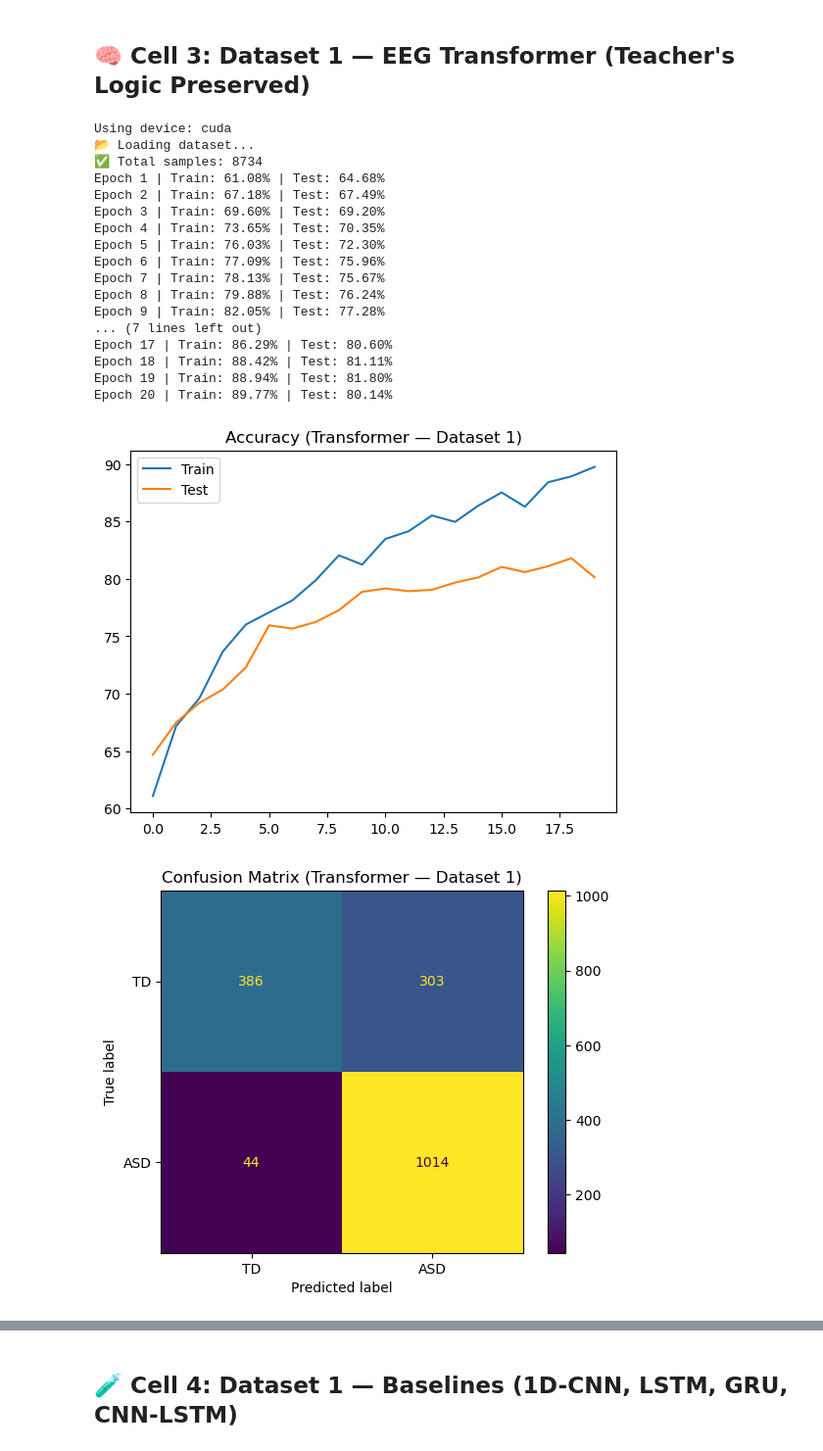
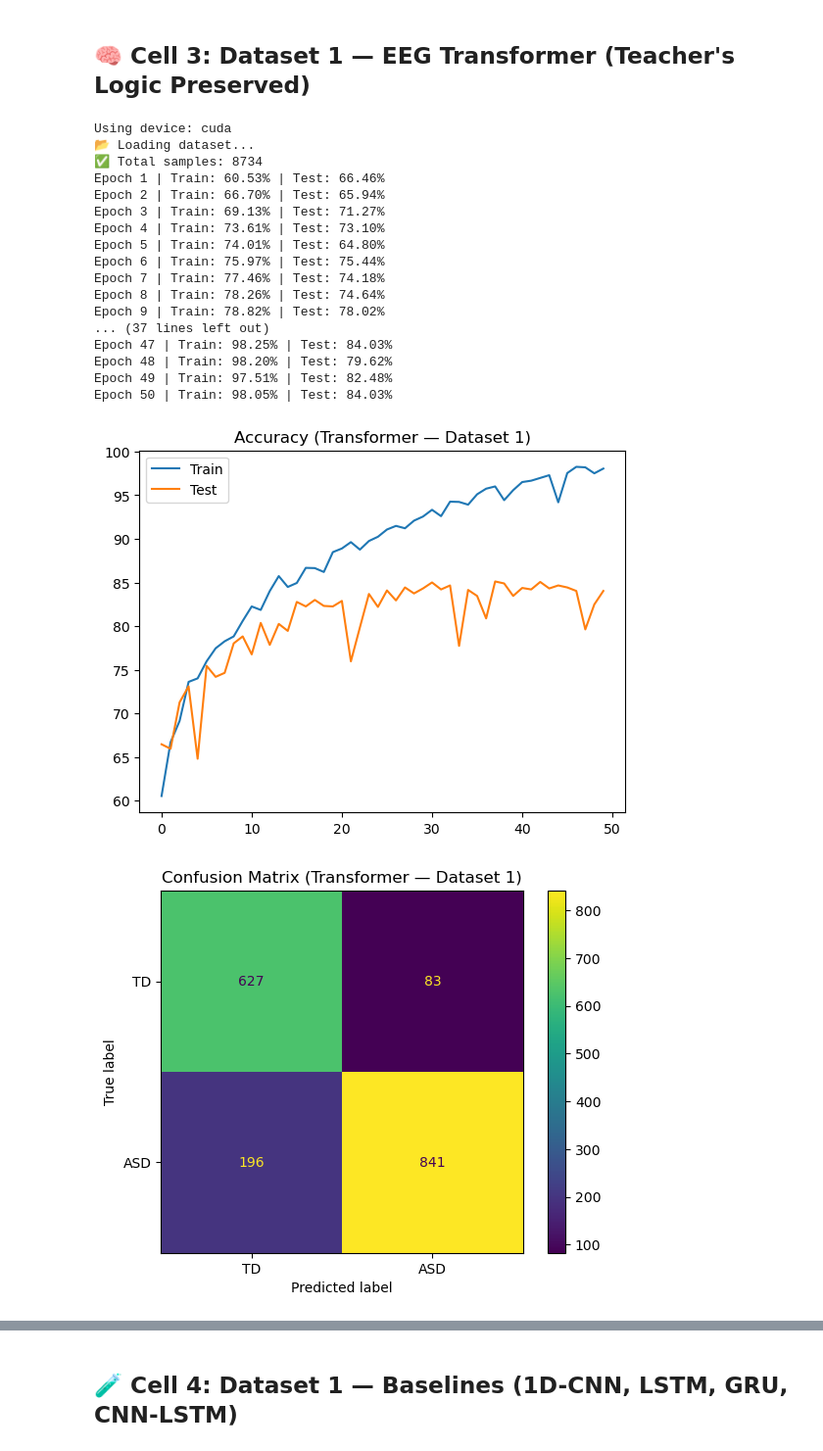
Before and after one commit to electromist/asd-eeg-delcon-2026, a Jupyter notebook: asd_vs_td(eeg)_ablation_study.ipynb, the cells around one changed output, grey strips where cells are left out. Shown at 98% size. Drawn from its saved outputs; the diff is of its cells as text; code cells hidden in the pictures.

Commit message:
50 epochs version

```diff
--- a/asd_vs_td(eeg)_ablation_study.ipynb
+++ b/asd_vs_td(eeg)_ablation_study.ipynb
@@ -83,7 +81,7 @@ except ImportError:
         print(f"⚠️  Dataset 1 not found, defaulting to: {root_dir}")
 
 # ── Global Hyperparameters (fixed for fair comparison) ──
-EPOCHS = 20
+EPOCHS = 50
 BATCH_SIZE = 128
 LR = 1e-4
 D_MODEL = 64
@@ -133,7 +131,7 @@ try:
 except NameError:
     _device = torch.device("cuda" if torch.cuda.is_available() else "cpu")
     _root_dir = "/content/drive/MyDrive/AUTISM_2026/dataset"
-    _epochs = 20
+    _epochs = 50
     _batch_size = 32
     _lr = 1e-4
 
@@ -406,7 +404,7 @@ try:
 except NameError:
     _device = torch.device("cuda" if torch.cuda.is_available() else "cpu")
     _root_dir = "/content/drive/MyDrive/AUTISM_2026/dataset"
-    _epochs = 20
+    _epochs = 50
     _batch_size = 32
     _lr = 1e-4
 
@@ -544,46 +542,46 @@ for epoch in range(_epochs):
 # ==============================
 # 📊 PLOTS
 # ==============================
 plt.plot(train_acc_list, label="Train")
 plt.plot(test_acc_list, label="Test")
 plt.legend()
 plt.title("Accuracy (Transformer — Dataset 1)")
 plt.show()
 
 cm = confusion_matrix(all_labels, all_preds)
 ConfusionMatrixDisplay(cm, display_labels=["TD", "ASD"]).plot()
 plt.title("Confusion Matrix (Transformer — Dataset 1)")
 plt.show()
 
 fpr, tpr, _ = roc_curve(all_labels, all_probs)
 roc_auc = auc(fpr, tpr)
 plt.plot(fpr, tpr, label=f"AUC={roc_auc:.3f}")
 plt.plot([0, 1], [0, 1], '--')
 plt.legend()
 plt.title("ROC Curve (Transformer — Dataset 1)")
 plt.show()
 
 try:
     results["Transformer"] = {"test_acc": test_acc_list[-1], "auc": roc_auc}
 except NameError:
     results = {"Transformer": {"test_acc": test_acc_list[-1], "auc": roc_auc}}
 # %% [output]
 Using device: cuda
 📂 Loading dataset...
 ✅ Total samples: 8734
-Epoch 1 | Train: 61.08% | Test: 64.68%
-Epoch 2 | Train: 67.18% | Test: 67.49%
-Epoch 3 | Train: 69.60% | Test: 69.20%
-Epoch 4 | Train: 73.65% | Test: 70.35%
-Epoch 5 | Train: 76.03% | Test: 72.30%
-Epoch 6 | Train: 77.09% | Test: 75.96%
-Epoch 7 | Train: 78.13% | Test: 75.67%
-Epoch 8 | Train: 79.88% | Test: 76.24%
-Epoch 9 | Train: 82.05% | Test: 77.28%
-... (7 lines left out)
-Epoch 17 | Train: 86.29% | Test: 80.60%
-Epoch 18 | Train: 88.42% | Test: 81.11%
-Epoch 19 | Train: 88.94% | Test: 81.80%
-Epoch 20 | Train: 89.77% | Test: 80.14%
+Epoch 1 | Train: 60.53% | Test: 66.46%
+Epoch 2 | Train: 66.70% | Test: 65.94%
+Epoch 3 | Train: 69.13% | Test: 71.27%
+Epoch 4 | Train: 73.61% | Test: 73.10%
+Epoch 5 | Train: 74.01% | Test: 64.80%
+Epoch 6 | Train: 75.97% | Test: 75.44%
+Epoch 7 | Train: 77.46% | Test: 74.18%
+Epoch 8 | Train: 78.26% | Test: 74.64%
+Epoch 9 | Train: 78.82% | Test: 78.02%
+... (37 lines left out)
+Epoch 47 | Train: 98.25% | Test: 84.03%
+Epoch 48 | Train: 98.20% | Test: 79.62%
+Epoch 49 | Train: 97.51% | Test: 82.48%
+Epoch 50 | Train: 98.05% | Test: 84.03%
-[figure, old version]
+[figure, new version]
-[figure, old version]
+[figure, new version]
```
Also changed, not shown: parts of 12 cells of this notebook.
